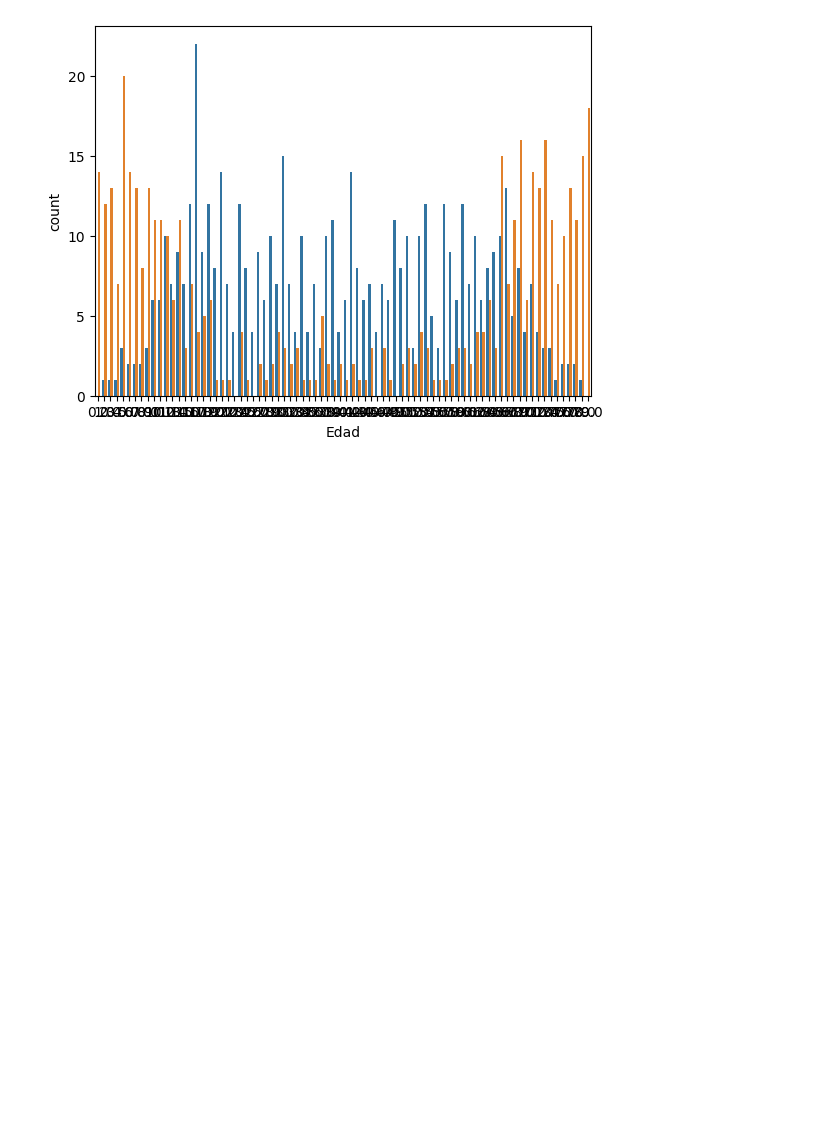
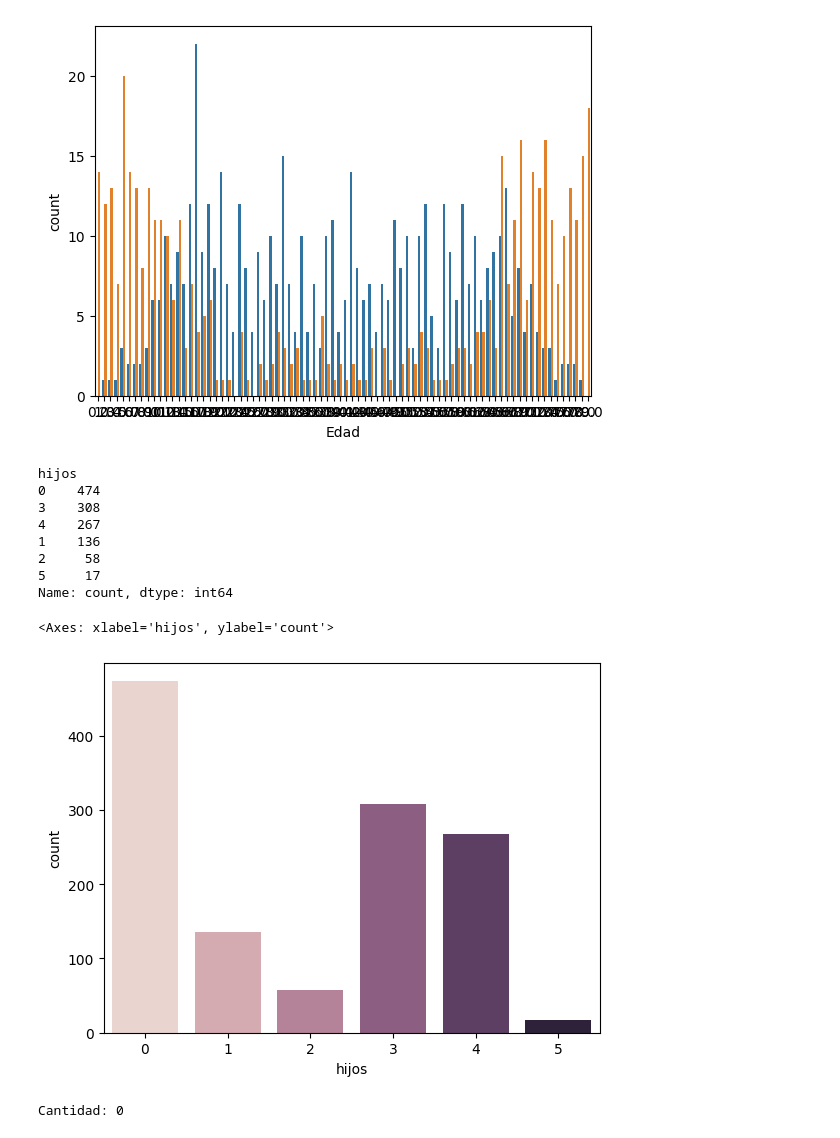
Before and after one commit to ignaciomontovio/TP-Virus, a Jupyter notebook: TP_EntregableVirus.ipynb, the cells around one changed output. Cells and saved outputs as stored; diff of their text form; code cells hidden in the pictures; blank space fills up the shorter version.

```diff
--- a/TP_EntregableVirus.ipynb
+++ b/TP_EntregableVirus.ipynb
@@ -143,6 +148,22 @@ Name: count, Length: 80, dtype: int64
 <Axes: xlabel='Edad', ylabel='count'>
 [figure]
 # %%
-# Analisis de la distribución de la variable target "Hazardous"
-print( df_nasa.Hazardous.value_counts() )
-sns.countplot(x='Hazardous', data=df_nasa, hue='Hazardous', legend=False)
+# Analisis de la distribución de la variable target "hijos"
+print( df.hijos.value_counts() )
+sns.countplot(x='hijos', data=df, hue='hijos', legend=False)
+# %% [output]
+hijos
+0    474
+3    308
+4    267
+1    136
+2     58
+5     17
+Name: count, dtype: int64
+<Axes: xlabel='hijos', ylabel='count'>
+[figure, added]
+# %%
+#No hay duplicados.
+print("Cantidad:",  df.duplicated().sum())
+# %% [output]
+Cantidad: 0
```
Also changed, not shown: parts of 13 cells of this notebook.
